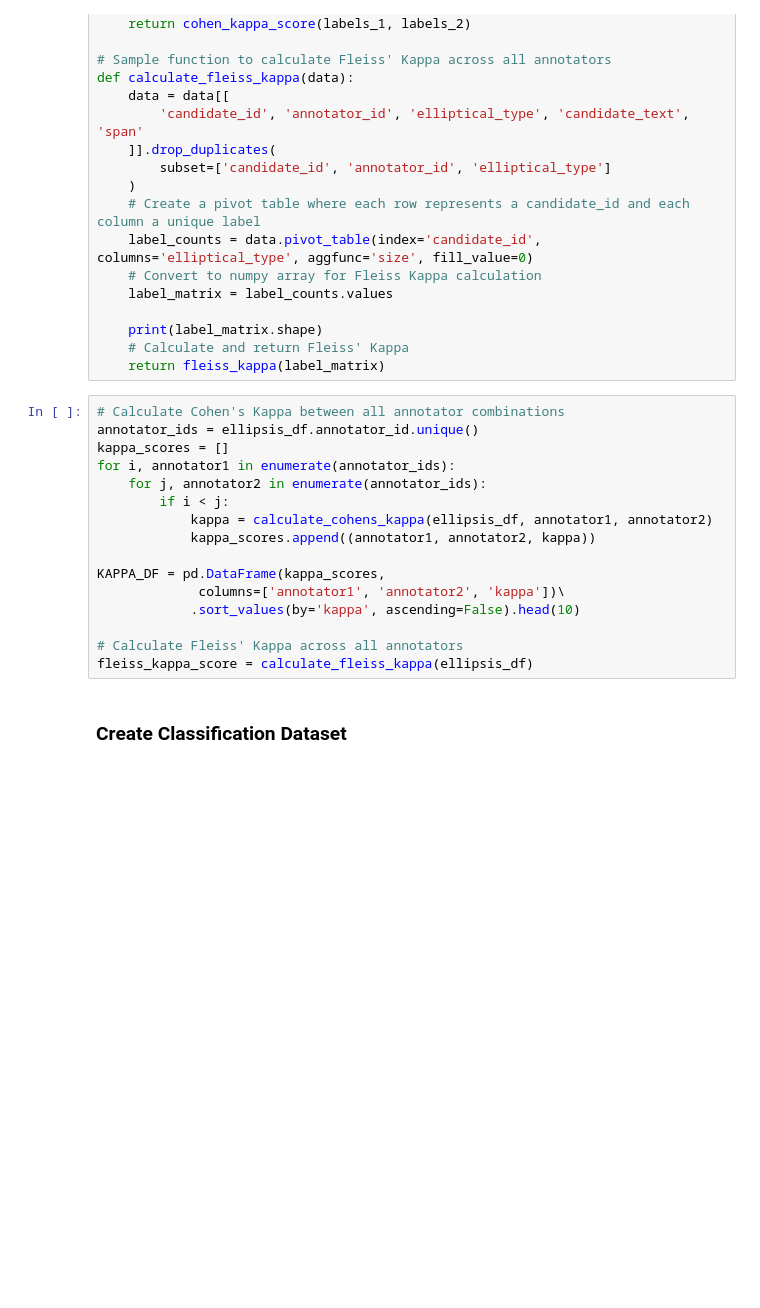
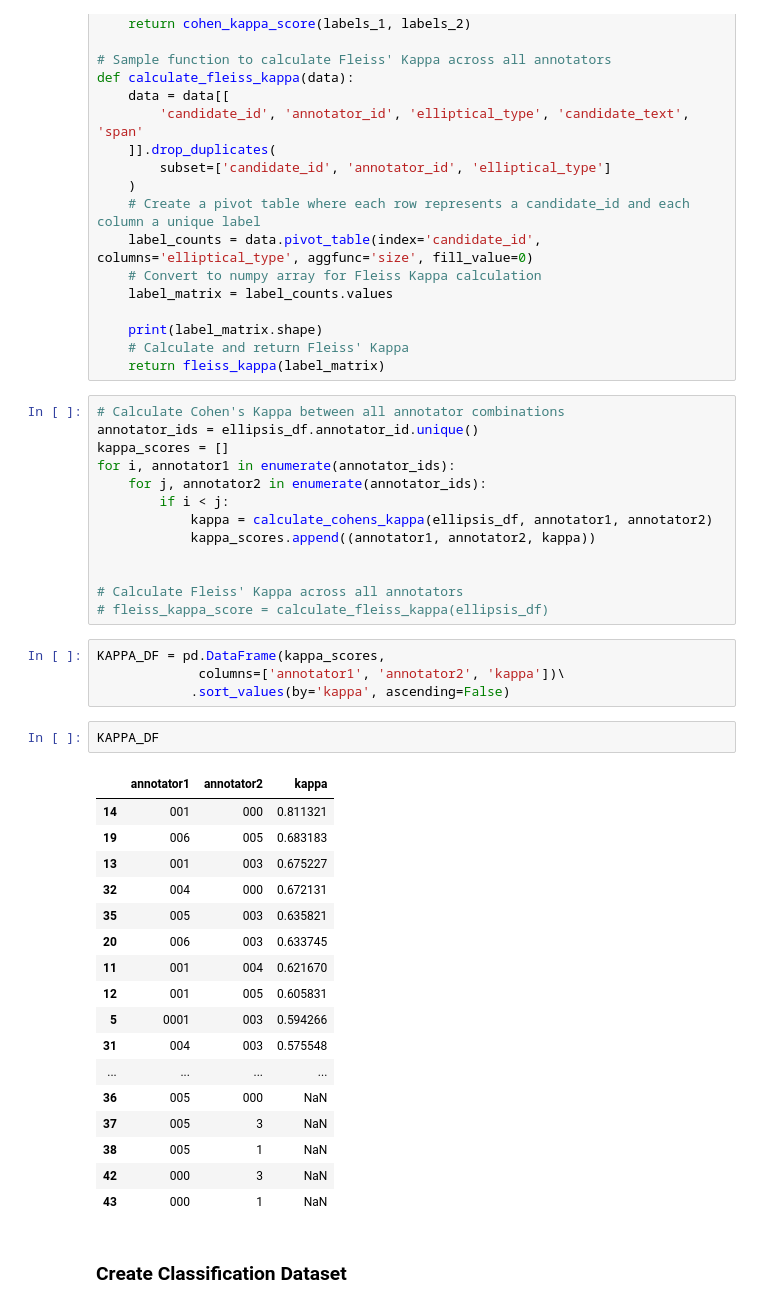
Before and after one commit to karahan-sahin/ellipsis-tr, a Jupyter notebook: main.ipynb, the cells around one changed output. Cells and saved outputs as stored; diff of their text form; blank space fills up the shorter version.

```diff
--- a/main.ipynb
+++ b/main.ipynb
@@ -156,12 +176,33 @@ for i, annotator1 in enumerate(annotator_ids):
             kappa = calculate_cohens_kappa(ellipsis_df, annotator1, annotator2)
             kappa_scores.append((annotator1, annotator2, kappa))
 
-KAPPA_DF = pd.DataFrame(kappa_scores,
-             columns=['annotator1', 'annotator2', 'kappa'])\
-            .sort_values(by='kappa', ascending=False).head(10)
 
 # Calculate Fleiss' Kappa across all annotators
-fleiss_kappa_score = calculate_fleiss_kappa(ellipsis_df)
+# fleiss_kappa_score = calculate_fleiss_kappa(ellipsis_df)
+# %%
+KAPPA_DF = pd.DataFrame(kappa_scores,
+             columns=['annotator1', 'annotator2', 'kappa'])\
+            .sort_values(by='kappa', ascending=False)
+# %%
+KAPPA_DF
+# %% [output]
+|  | annotator1 | annotator2 | kappa |
+| 14 | 001 | 000 | 0.811321 |
+| 19 | 006 | 005 | 0.683183 |
+| 13 | 001 | 003 | 0.675227 |
+| 32 | 004 | 000 | 0.672131 |
+| 35 | 005 | 003 | 0.635821 |
+| 20 | 006 | 003 | 0.633745 |
+| 11 | 001 | 004 | 0.621670 |
+| 12 | 001 | 005 | 0.605831 |
+| 5 | 0001 | 003 | 0.594266 |
+| 31 | 004 | 003 | 0.575548 |
+| ... | ... | ... | ... |
+| 36 | 005 | 000 | NaN |
+| 37 | 005 | 3 | NaN |
+| 38 | 005 | 1 | NaN |
+| 42 | 000 | 3 | NaN |
+| 43 | 000 | 1 | NaN |
 # %% [markdown]
 ### Create Classification Dataset
 # %%
```
Also changed, not shown: parts of 23 cells of this notebook, 1 other file.
